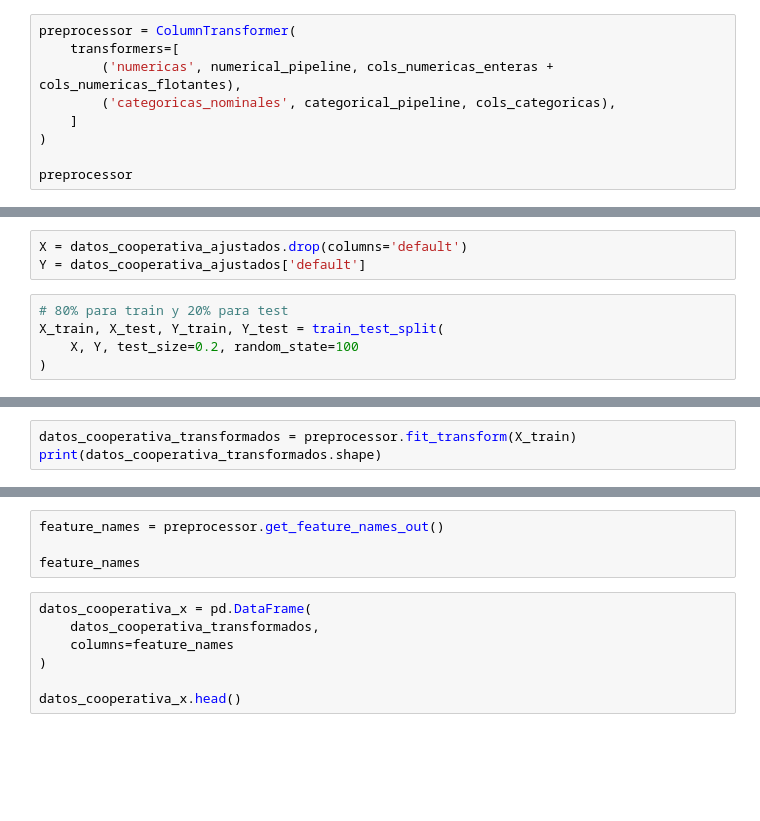
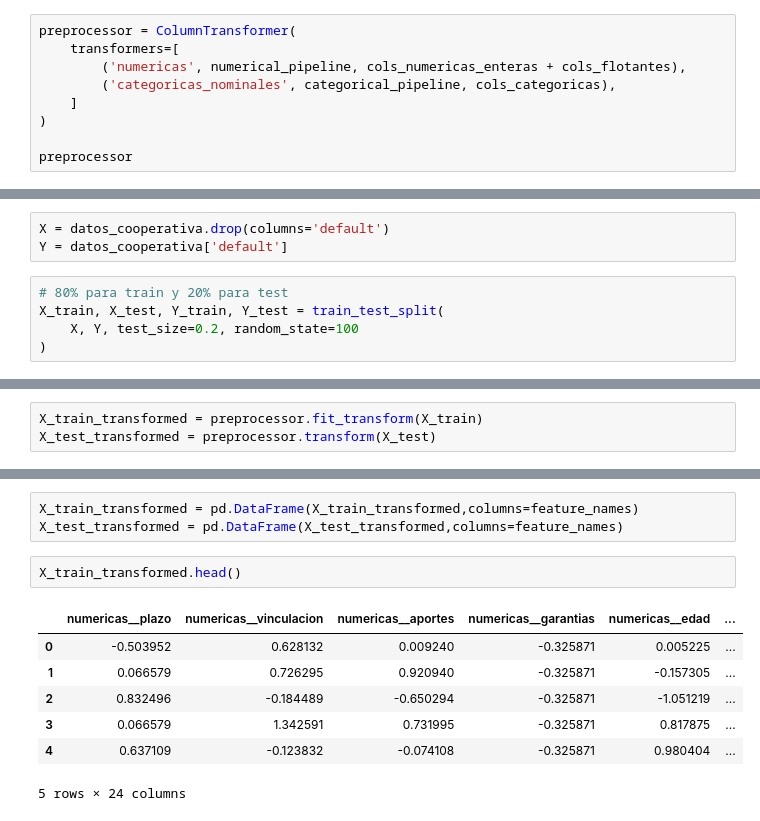
Before and after one commit to Bela1810/credit-risk-classification, a Jupyter notebook: notebooks/05_entrenamiento_modelo.ipynb, the cells around one changed output, grey strips where cells are left out. Saved outputs shown, nothing was run; the diff lists cells and outputs as text; blank space fills up the shorter version.

Commit message:
feat: training best model

```diff
--- a/notebooks/05_entrenamiento_modelo.ipynb
+++ b/notebooks/05_entrenamiento_modelo.ipynb
@@ -31,7 +136,7 @@ numerical_pipeline
 # %%
 preprocessor = ColumnTransformer(
     transformers=[
-        ('numericas', numerical_pipeline, cols_numericas_enteras + cols_numericas_flotantes),
+        ('numericas', numerical_pipeline, cols_numericas_enteras + cols_flotantes),
         ('categoricas_nominales', categorical_pipeline, cols_categoricas),
     ]
 )
@@ -44,6 +165,6 @@ Dividimos los datos en 80% de entrenamiento y en 20% para Prueba
 # %%
-X = datos_cooperativa_ajustados.drop(columns='default')
-Y = datos_cooperativa_ajustados['default']
+X = datos_cooperativa.drop(columns='default')
+Y = datos_cooperativa['default']
 # %%
 # 80% para train y 20% para test
 X_train, X_test, Y_train, Y_test = train_test_split(
@@ -58,4 +190,4 @@ X_train.shape, X_test.shape, Y_train.shape, Y_test.shape
 # %%
-datos_cooperativa_transformados = preprocessor.fit_transform(X_train)
-print(datos_cooperativa_transformados.shape)
+X_train_transformed = preprocessor.fit_transform(X_train)
+X_test_transformed = preprocessor.transform(X_test)
 # %%
@@ -63,11 +217,13 @@ datos_cooperativa_transformados
 # %%
-feature_names = preprocessor.get_feature_names_out()
-
-feature_names
+X_train_transformed = pd.DataFrame(X_train_transformed,columns=feature_names)
+X_test_transformed = pd.DataFrame(X_test_transformed,columns=feature_names)
-# %%
-datos_cooperativa_x = pd.DataFrame(
-    datos_cooperativa_transformados,
-    columns=feature_names
-)
-
-datos_cooperativa_x.head()
+# %%
+X_train_transformed.head()
+# %% [output]
+|  | numericas__plazo | numericas__vinculacion | numericas__aportes | numericas__garantias | numericas__edad | ... |
+| 0 | -0.503952 | 0.628132 | 0.009240 | -0.325871 | 0.005225 | ... |
+| 1 | 0.066579 | 0.726295 | 0.920940 | -0.325871 | -0.157305 | ... |
+| 2 | 0.832496 | -0.184489 | -0.650294 | -0.325871 | -1.051219 | ... |
+| 3 | 0.066579 | 1.342591 | 0.731995 | -0.325871 | 0.817875 | ... |
+| 4 | 0.637109 | -0.123832 | -0.074108 | -0.325871 | 0.980404 | ... |
+5 rows × 24 columns
```
Also changed, not shown: parts of 64 cells of this notebook, 1 other file.
